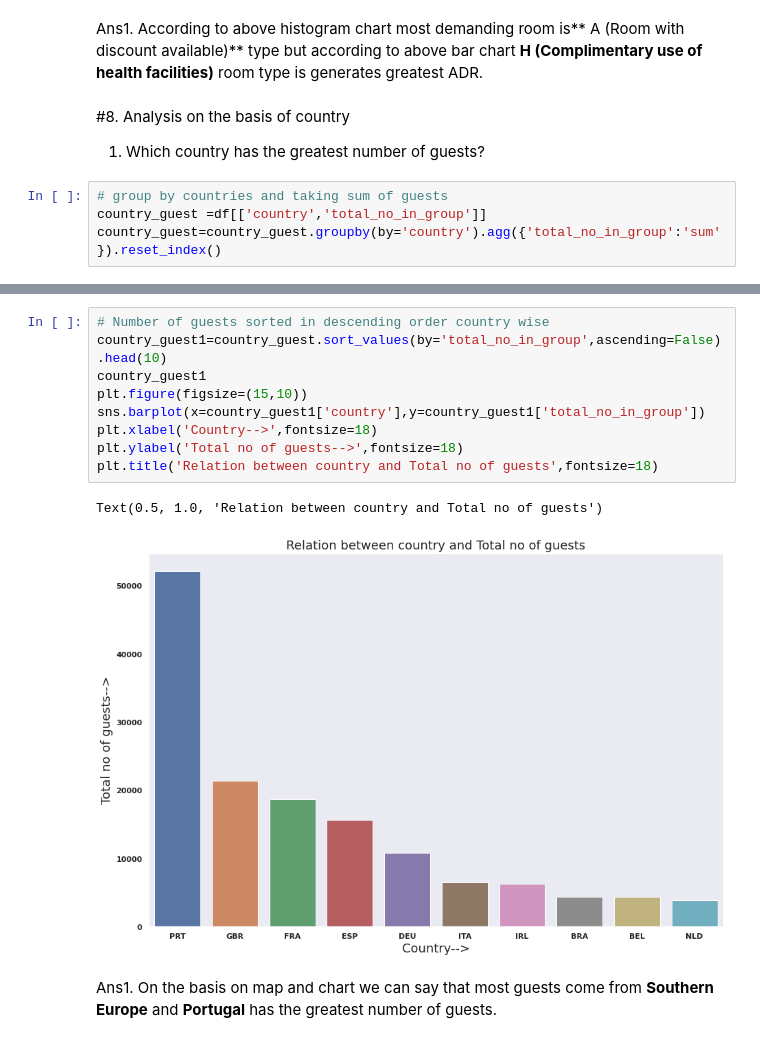
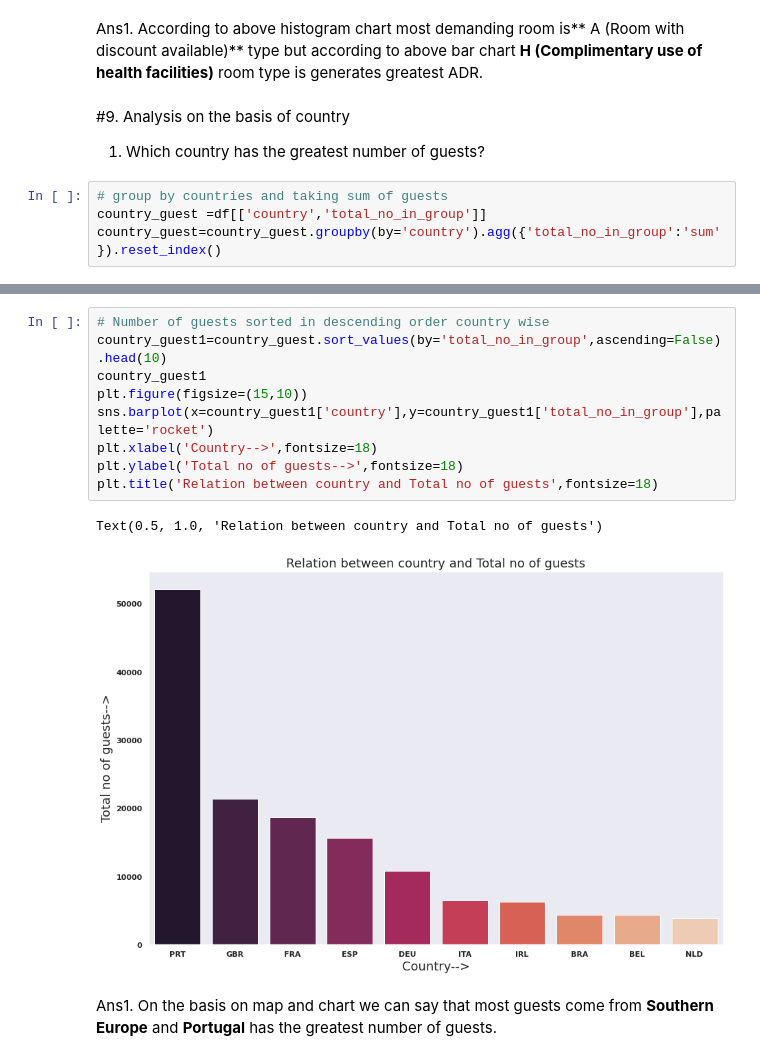
Before and after one commit to niteshavagabond/Hotel-Booking-analysis, a Jupyter notebook: Hotel_Booking_Analysis_Capstone_Project.ipynb, the cells around one changed output, grey strips where cells are left out. Cells and saved outputs as stored; diff of their text form.

```diff
--- a/Hotel_Booking_Analysis_Capstone_Project.ipynb
+++ b/Hotel_Booking_Analysis_Capstone_Project.ipynb
@@ -796,7 +819,7 @@ Text(0.5, 1.0, 'Bar graph for Room Type and average adr ')
 # %% [markdown]
 Ans1. According to above histogram chart most demanding room is** A (Room with discount available)** type but according to above bar chart **H (Complimentary use of health facilities)** room type is generates greatest ADR.
 # %% [markdown]
-#8. Analysis on the basis of country
+#9. Analysis on the basis of country
 
 
 1.   Which country has the greatest number of guests?
@@ -815,14 +838,14 @@ country_guest_map.show()
 # %%
 # Number of guests sorted in descending order country wise
 country_guest1=country_guest.sort_values(by='total_no_in_group',ascending=False).head(10)
 country_guest1
 plt.figure(figsize=(15,10))
-sns.barplot(x=country_guest1['country'],y=country_guest1['total_no_in_group'])
+sns.barplot(x=country_guest1['country'],y=country_guest1['total_no_in_group'],palette='rocket')
 plt.xlabel('Country-->',fontsize=18)
 plt.ylabel('Total no of guests-->',fontsize=18)
 plt.title('Relation between country and Total no of guests',fontsize=18)
 # %% [output]
 Text(0.5, 1.0, 'Relation between country and Total no of guests')
-[figure, old version]
+[figure, new version]
 # %% [markdown]
 Ans1. On the basis on map and chart we can say that most guests come from **Southern Europe** and **Portugal** has the greatest number of guests.
```
Also changed, not shown: parts of 16 cells of this notebook.
